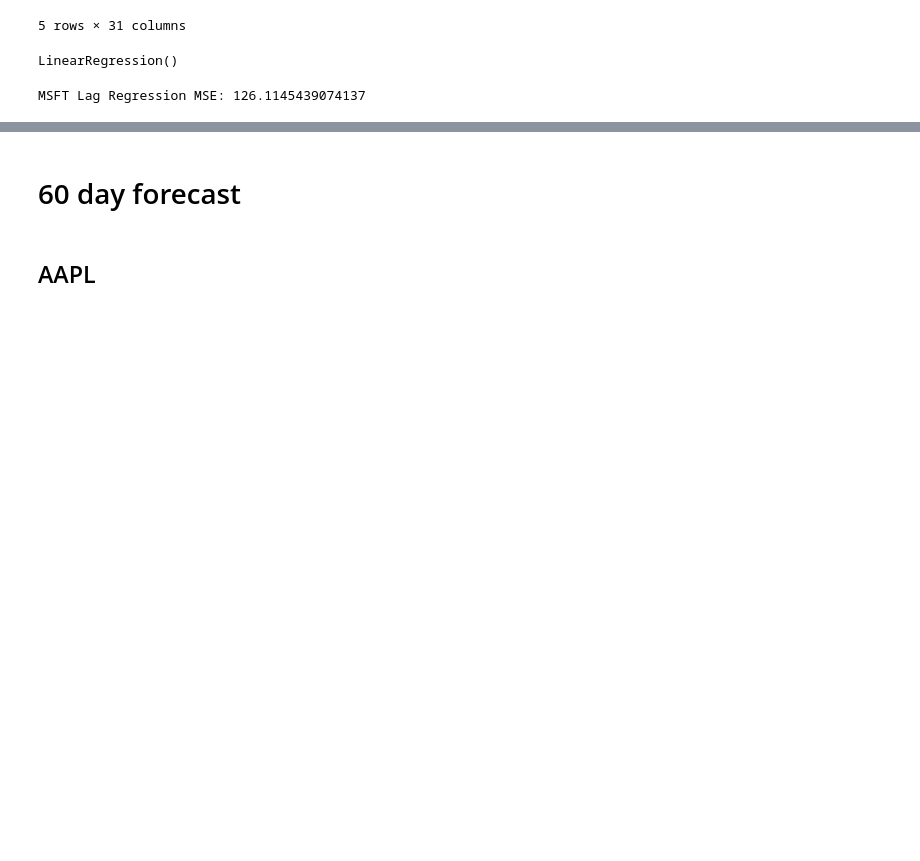
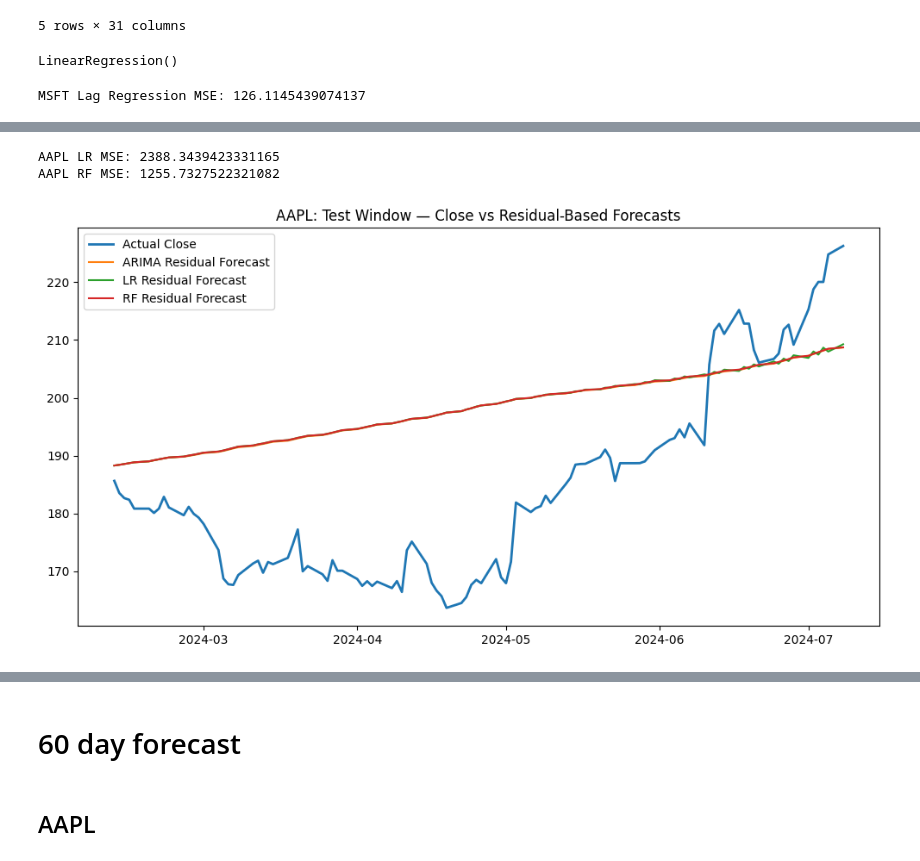
Before and after one commit to R-Vel/ML_Lab3, a Jupyter notebook: modelling.ipynb, the cells around one changed output, grey strips where cells are left out. Cells and saved outputs as stored; diff of their text form; code cells hidden in the pictures; blank space fills up the shorter version.

```diff
--- a/modelling.ipynb
+++ b/modelling.ipynb
@@ -570,0 +744,22 @@ MSFT Lag Regression MSE: 126.1145439074137
+# %%
+"""
+Lag-60 dataset for residuals, train Linear Regression and Random Forest.
+"""
+
+nlags = 60
+aapl_resid_lagged = make_lagged(aapl_train_resid, nlags=nlags)
+
+X_resid = aapl_resid_lagged.drop(columns='y')
+y_resid = aapl_resid_lagged['y']
+
+aapl_lr = LinearRegression()
+aapl_lr.fit(X_resid, y_resid)
+
+aapl_rf = RandomForestRegressor(
+    n_estimators=300,
+    max_depth=8,
+    random_state=42
+)
+aapl_rf.fit(X_resid, y_resid)
+
+X_resid.shape, y_resid.shape
@@ -570,0 +808,53 @@ MSFT Lag Regression MSE: 126.1145439074137
+# %%
+"""
+Recursive ML forecasting for 60 future days.
+Each prediction feeds into the next lag window.
+"""
+
+feature_names = [f'lag_{i}' for i in range(1, 61)]
+
+# --- Linear Regression ---
+lr_preds = []
+last_vals = aapl_train['Close'].reset_index(drop=True).iloc[-60:].values
+
+for _ in range(len(aapl_test)):
+    X_input = pd.DataFrame([last_vals[::-1]], columns=feature_names)
+    pred = aapl_lr.predict(X_input)[0]
+    lr_preds.append(pred)
+    last_vals = np.append(last_vals[1:], pred)
+
+aapl_mse_lr = mean_squared_error(aapl_test['Close'], lr_preds)
+
+# --- Random Forest ---
+rf_preds = []
+last_vals = aapl_train['Close'].reset_index(drop=True).iloc[-60:].values
+
+for _ in range(len(aapl_test)):
+    X_input = pd.DataFrame([last_vals[::-1]], columns=feature_names)
+    pred = aapl_rf.predict(X_input)[0]
+    rf_preds.append(pred)
+    last_vals = np.append(last_vals[1:], pred)
+
+aapl_mse_rf = mean_squared_error(aapl_test['Close'], rf_preds)
+
+print("AAPL LR MSE:", aapl_mse_lr)
+print("AAPL RF MSE:", aapl_mse_rf)
+# %% [output]
+AAPL LR MSE: 2388.3439423331165
+AAPL RF MSE: 1255.7327522321082
+# %%
+"""
+Plot Actual Close vs reconstructed forecasts from ARIMA, LR, RF
+for the test horizon.
+"""
+
+plt.figure(figsize=(12, 6))
+plt.plot(aapl_test_close.index, aapl_test_close, label='Actual Close', linewidth=2)
+plt.plot(aapl_test_close.index, close_forecast_arima, label='ARIMA Residual Forecast')
+plt.plot(aapl_test_close.index, close_forecast_lr, label='LR Residual Forecast')
+plt.plot(aapl_test_close.index, close_forecast_rf, label='RF Residual Forecast')
+plt.title("AAPL: Test Window — Close vs Residual-Based Forecasts")
+plt.legend()
+plt.show()
+# %% [output]
+[figure, added]
```
Also changed, not shown: parts of 36 cells of this notebook, 6 other files.
